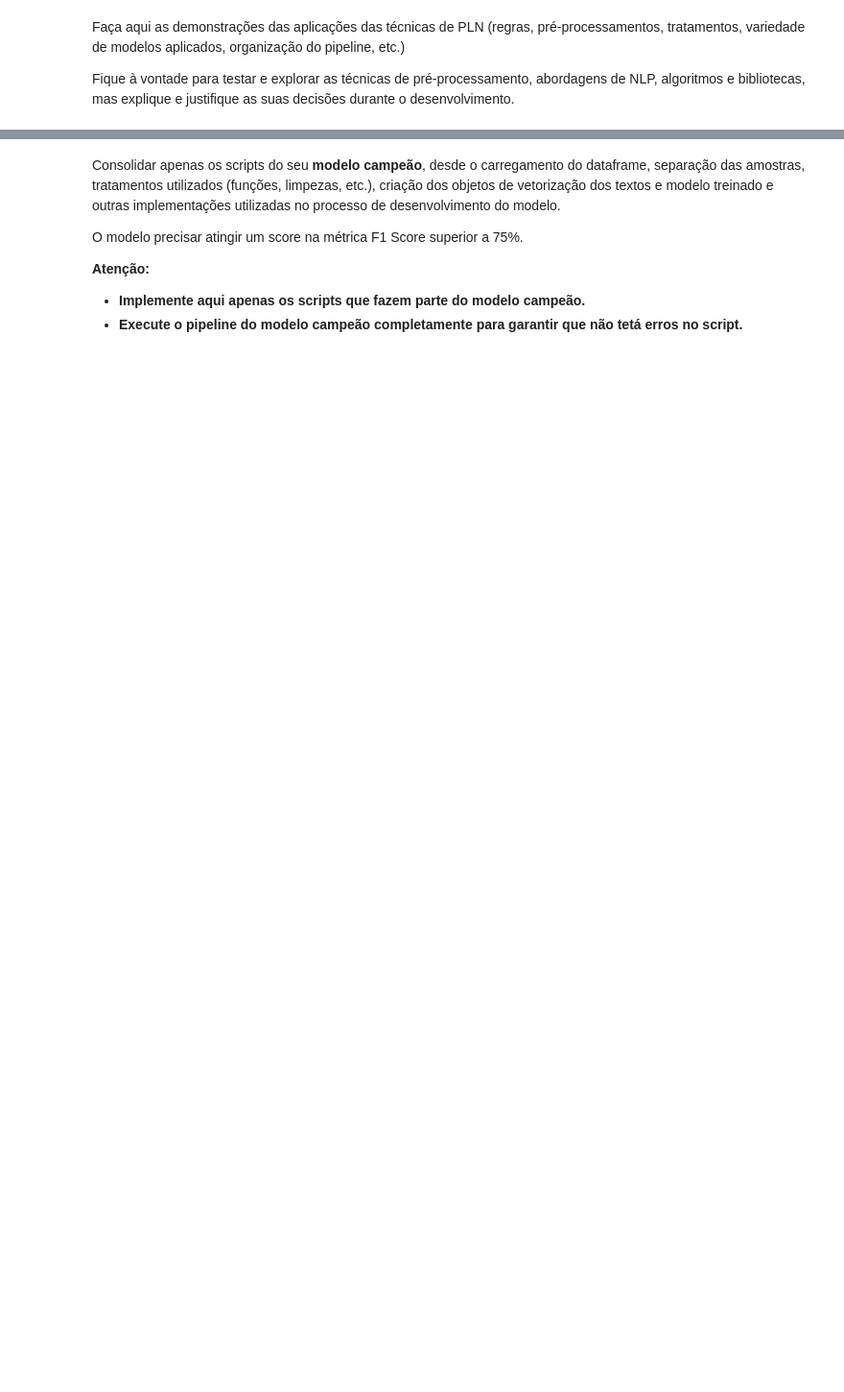
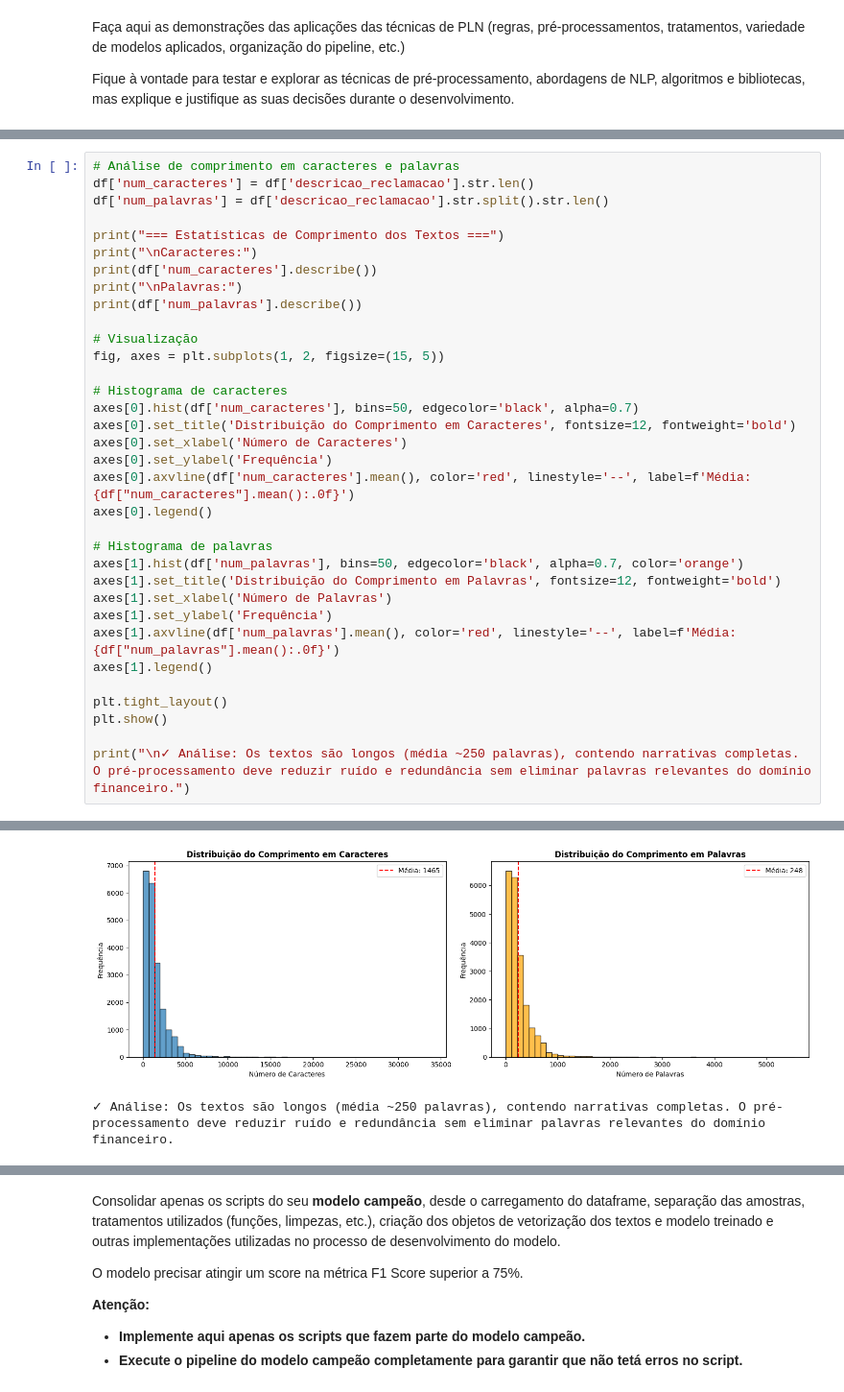
Before and after one commit to xduzao/MBA_NLP, a Jupyter notebook: Template_Trabalho_Final_NLP.ipynb, the cells around one changed output, grey strips where cells are left out. Shown at 96% size. Saved outputs shown, nothing was run; the diff lists cells and outputs as text; blank space fills up the shorter version.

```diff
--- a/Template_Trabalho_Final_NLP.ipynb
+++ b/Template_Trabalho_Final_NLP.ipynb
@@ -65,0 +157,35 @@ Fique à vontade para testar e explorar as técnicas de pré-processamento, abor
+# %%
+# Análise de comprimento em caracteres e palavras
+df['num_caracteres'] = df['descricao_reclamacao'].str.len()
+df['num_palavras'] = df['descricao_reclamacao'].str.split().str.len()
+
+print("=== Estatísticas de Comprimento dos Textos ===")
+print("\nCaracteres:")
+print(df['num_caracteres'].describe())
+print("\nPalavras:")
+print(df['num_palavras'].describe())
+
+# Visualização
+fig, axes = plt.subplots(1, 2, figsize=(15, 5))
+
+# Histograma de caracteres
+axes[0].hist(df['num_caracteres'], bins=50, edgecolor='black', alpha=0.7)
+axes[0].set_title('Distribuição do Comprimento em Caracteres', fontsize=12, fontweight='bold')
+axes[0].set_xlabel('Número de Caracteres')
+axes[0].set_ylabel('Frequência')
+axes[0].axvline(df['num_caracteres'].mean(), color='red', linestyle='--', label=f'Média: {df["num_caracteres"].mean():.0f}')
+axes[0].legend()
+
+# Histograma de palavras
+axes[1].hist(df['num_palavras'], bins=50, edgecolor='black', alpha=0.7, color='orange')
+axes[1].set_title('Distribuição do Comprimento em Palavras', fontsize=12, fontweight='bold')
+axes[1].set_xlabel('Número de Palavras')
+axes[1].set_ylabel('Frequência')
+axes[1].axvline(df['num_palavras'].mean(), color='red', linestyle='--', label=f'Média: {df["num_palavras"].mean():.0f}')
+axes[1].legend()
+
+plt.tight_layout()
+plt.show()
+
+print("\n✓ Análise: Os textos são longos (média ~250 palavras), contendo narrativas completas. O pré-processamento deve reduzir ruído e redundância sem eliminar palavras relevantes do domínio financeiro.")
+# %% [output]
@@ -65,0 +209,2 @@ Fique à vontade para testar e explorar as técnicas de pré-processamento, abor
+[figure, added]
+✓ Análise: Os textos são longos (média ~250 palavras), contendo narrativas completas. O pré-processamento deve reduzir ruído e redundância sem eliminar palavras relevantes do domínio financeiro.
```
Also changed, not shown: parts of 16 cells of this notebook, 1 other file.
